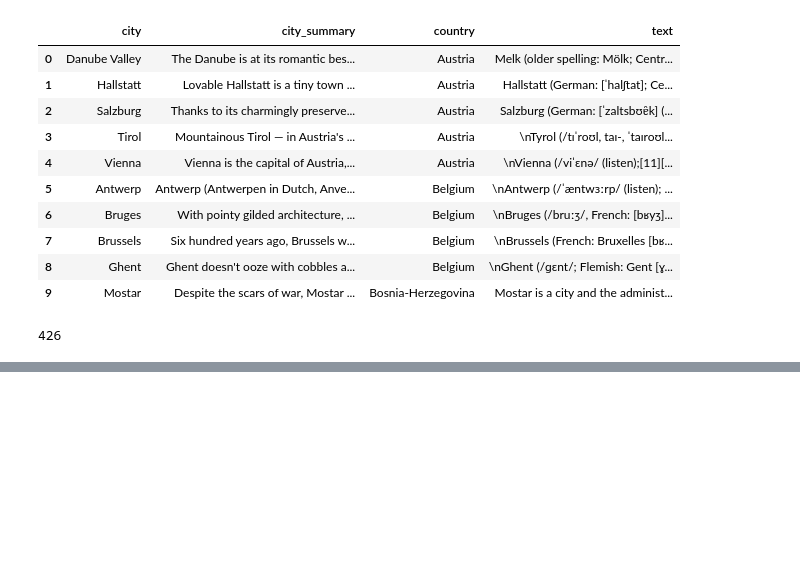
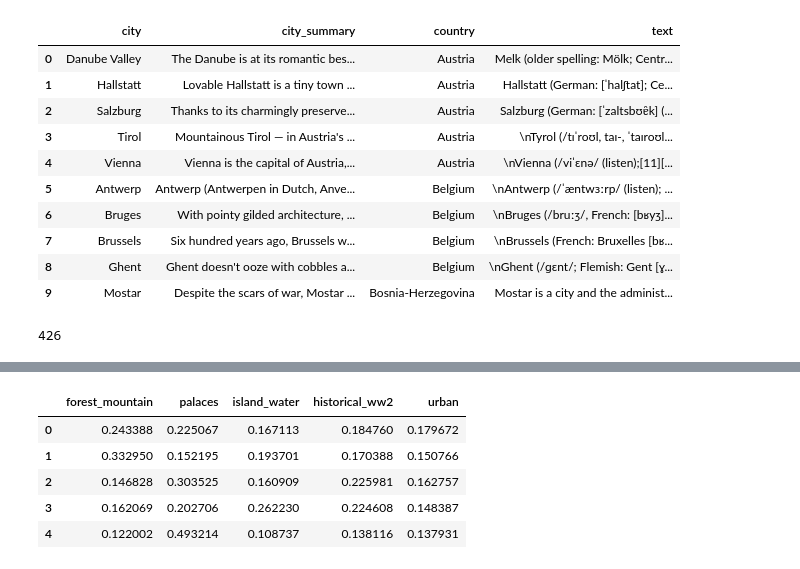
Before and after one commit to kayschulz/travel_destination_recommendation, a Jupyter notebook: data_preparation.ipynb, the cells around one changed output, grey strips where cells are left out. Cells and saved outputs as stored; diff of their text form; code cells hidden in the pictures; blank space fills up the shorter version.

```diff
--- a/data_preparation.ipynb
+++ b/data_preparation.ipynb
@@ -306,0 +335,11 @@ train_vecs[210]
+# %%
+col_names=['forest_mountain','palaces','island_water', 'historical_ww2', 'urban']
+topics_df.columns = col_names
+topics_df.head()
+# %% [output]
+|  | forest_mountain | palaces | island_water | historical_ww2 | urban |
+| 0 | 0.243388 | 0.225067 | 0.167113 | 0.184760 | 0.179672 |
+| 1 | 0.332950 | 0.152195 | 0.193701 | 0.170388 | 0.150766 |
+| 2 | 0.146828 | 0.303525 | 0.160909 | 0.225981 | 0.162757 |
+| 3 | 0.162069 | 0.202706 | 0.262230 | 0.224608 | 0.148387 |
+| 4 | 0.122002 | 0.493214 | 0.108737 | 0.138116 | 0.137931 |
```
Also changed, not shown: parts of 24 cells of this notebook, 3 other files.
